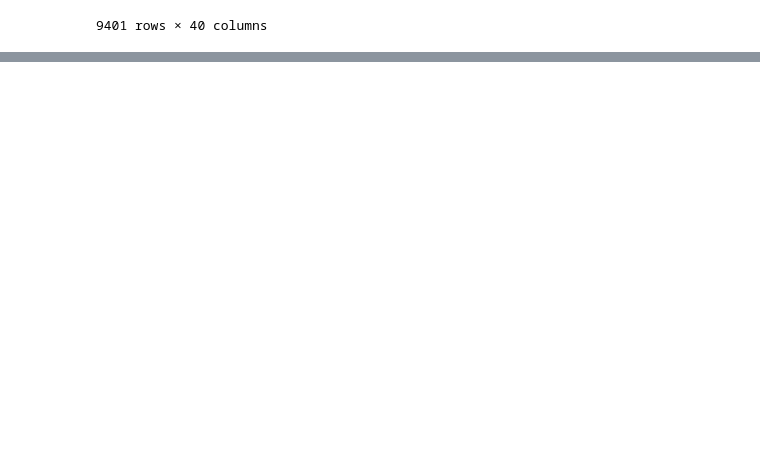
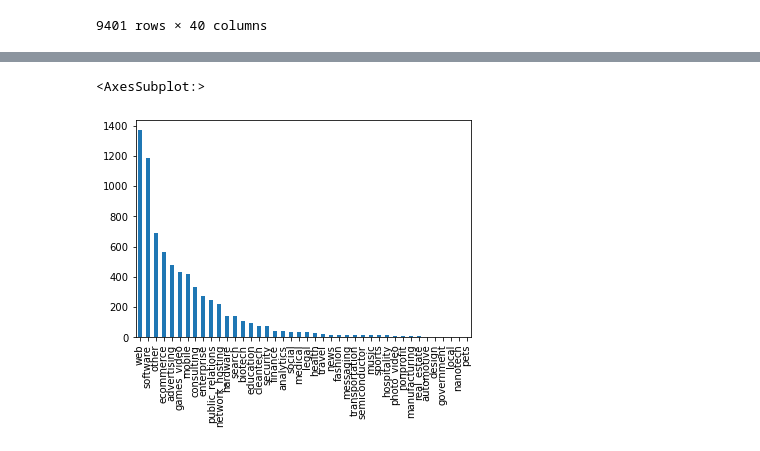
Before and after one commit to ECO225W2022/create-your-project-repository-MaureenJin, a Jupyter notebook: Project 1.ipynb, the cells around one changed output, grey strips where cells are left out. Saved outputs shown, nothing was run; the diff lists cells and outputs as text; code cells hidden in the pictures; blank space fills up the shorter version.

```diff
--- a/Project 1.ipynb
+++ b/Project 1.ipynb
@@ -27,0 +77,5 @@ pd.DataFrame(df)
+# %%
+df['category_code'].value_counts().plot(kind='bar')
+# %% [output]
+<AxesSubplot:>
+[figure, added]
```
Also changed, not shown: parts of 7 cells of this notebook.
